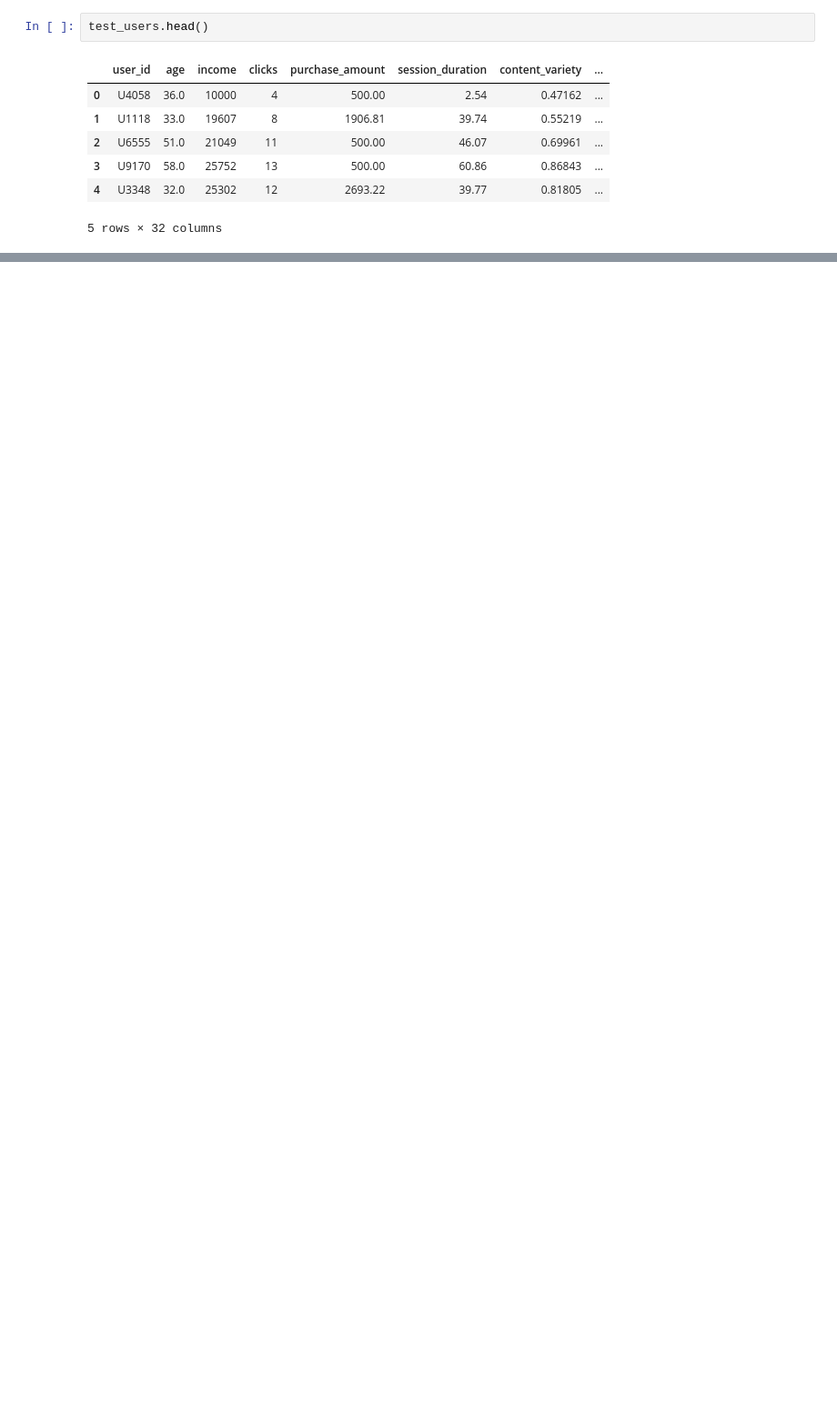
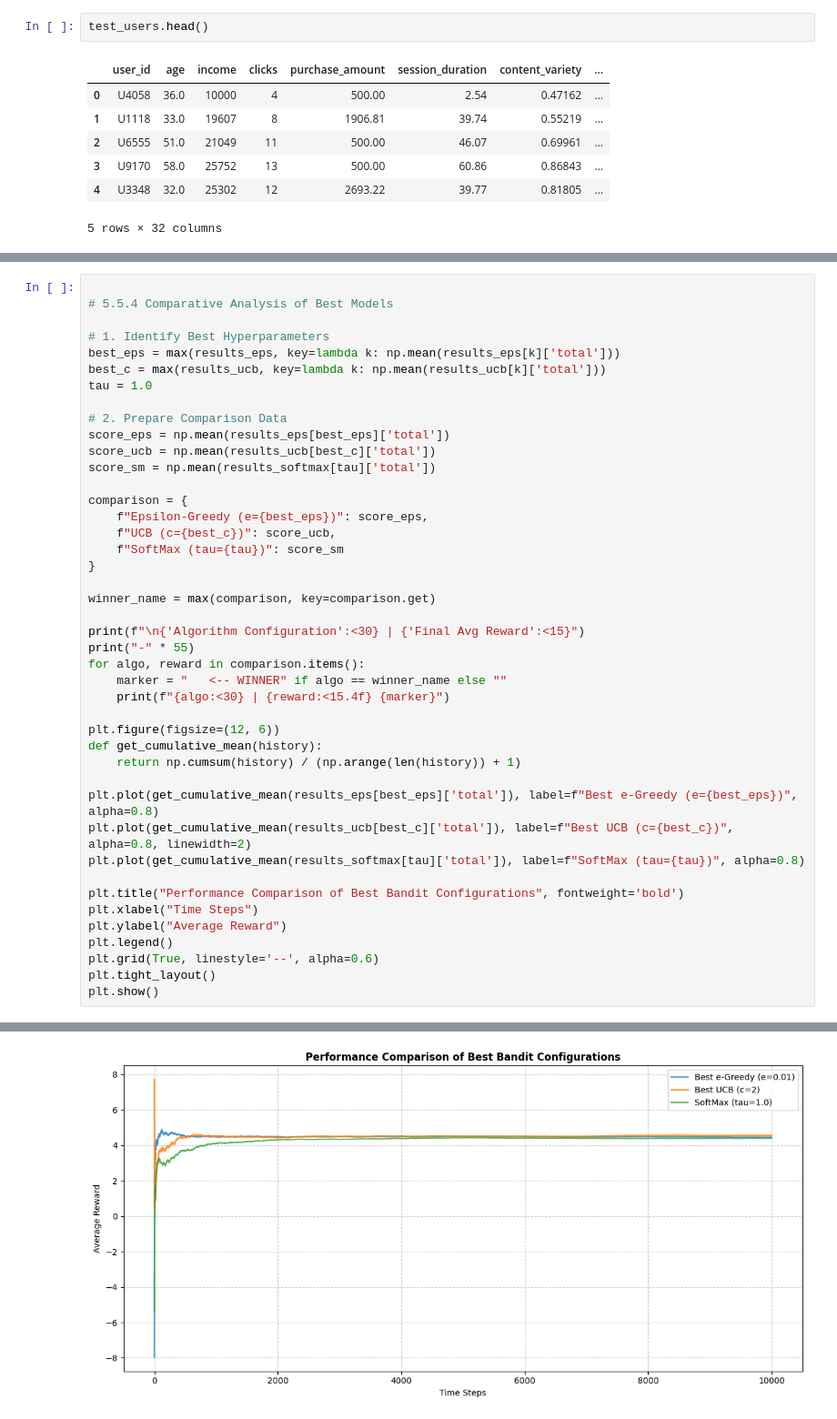
Before and after one commit to Saksham-Bali/lab3-contextual-bandit, a Jupyter notebook: lab3_results_U20230061.ipynb, the cells around one changed output, grey strips where cells are left out. Shown at 91% size. Saved outputs shown, nothing was run; the diff lists cells and outputs as text; blank space fills up the shorter version.

```diff
--- a/lab3_results_U20230061.ipynb
+++ b/lab3_results_U20230061.ipynb
@@ -144,0 +625,44 @@ weighted avg       0.88      0.88      0.88       400
+# %%
+
+# 5.5.4 Comparative Analysis of Best Models
+
+# 1. Identify Best Hyperparameters
+best_eps = max(results_eps, key=lambda k: np.mean(results_eps[k]['total']))
+best_c = max(results_ucb, key=lambda k: np.mean(results_ucb[k]['total']))
+tau = 1.0
+
+# 2. Prepare Comparison Data
+score_eps = np.mean(results_eps[best_eps]['total'])
+score_ucb = np.mean(results_ucb[best_c]['total'])
+score_sm = np.mean(results_softmax[tau]['total'])
+
+comparison = {
+    f"Epsilon-Greedy (e={best_eps})": score_eps,
+    f"UCB (c={best_c})": score_ucb,
+    f"SoftMax (tau={tau})": score_sm
+}
+
+winner_name = max(comparison, key=comparison.get)
+
+print(f"\n{'Algorithm Configuration':<30} | {'Final Avg Reward':<15}")
+print("-" * 55)
+for algo, reward in comparison.items():
+    marker = "   <-- WINNER" if algo == winner_name else ""
+    print(f"{algo:<30} | {reward:<15.4f} {marker}")
+
+plt.figure(figsize=(12, 6))
+def get_cumulative_mean(history):
+    return np.cumsum(history) / (np.arange(len(history)) + 1)
+
+plt.plot(get_cumulative_mean(results_eps[best_eps]['total']), label=f"Best e-Greedy (e={best_eps})", alpha=0.8)
+plt.plot(get_cumulative_mean(results_ucb[best_c]['total']), label=f"Best UCB (c={best_c})", alpha=0.8, linewidth=2)
+plt.plot(get_cumulative_mean(results_softmax[tau]['total']), label=f"SoftMax (tau={tau})", alpha=0.8)
+
+plt.title("Performance Comparison of Best Bandit Configurations", fontweight='bold')
+plt.xlabel("Time Steps")
+plt.ylabel("Average Reward")
+plt.legend()
+plt.grid(True, linestyle='--', alpha=0.6)
+plt.tight_layout()
+plt.show()
+# %% [output]
@@ -144,0 +674 @@ weighted avg       0.88      0.88      0.88       400
+[figure, added]
```
Also changed, not shown: parts of 31 cells of this notebook, 1 other file.
